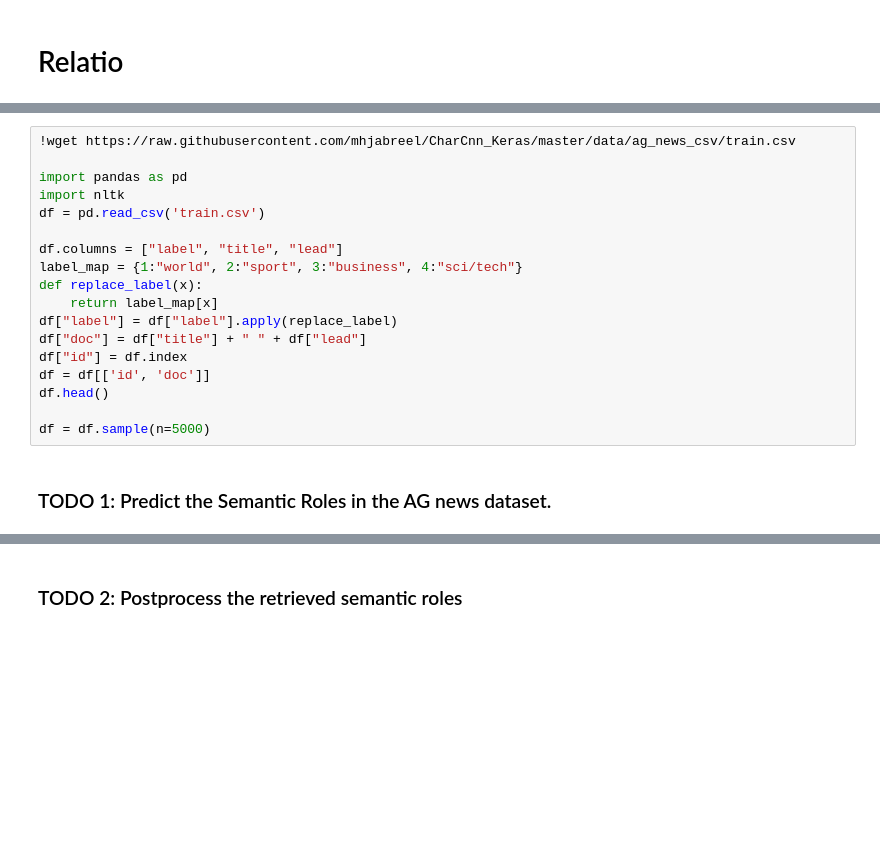
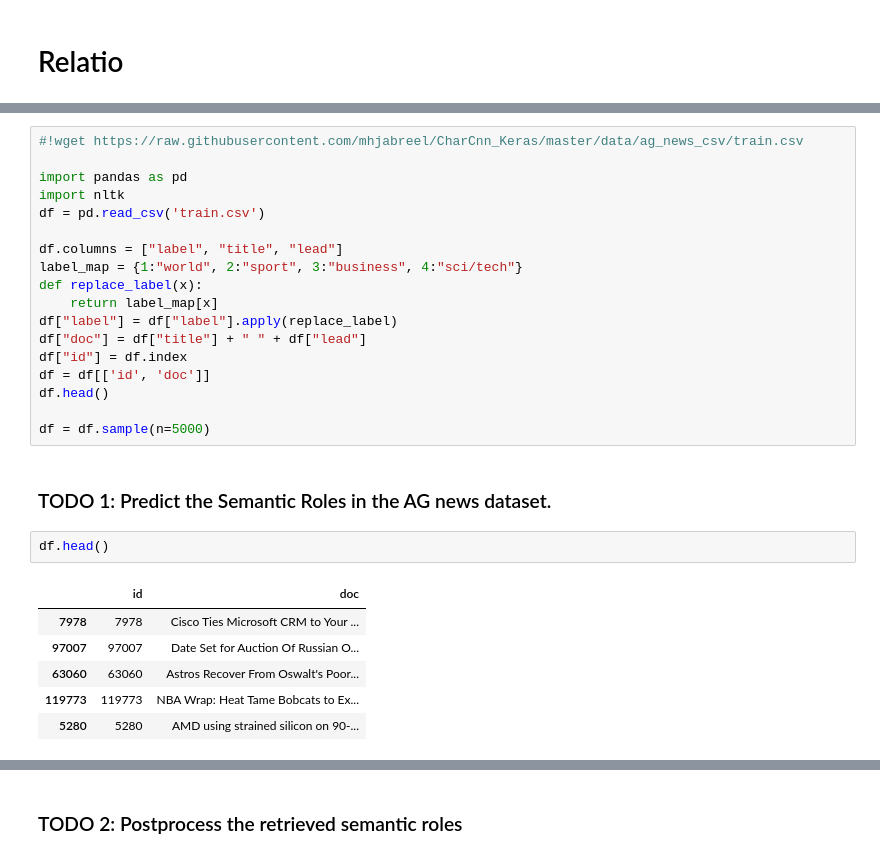
Before and after one commit to mkiefferus/NLP_LSS, a Jupyter notebook: homework/task10/homework_10.ipynb, the cells around one changed output, grey strips where cells are left out. Saved outputs shown, nothing was run; the diff lists cells and outputs as text; blank space fills up the shorter version.

```diff
--- a/homework/task10/homework_10.ipynb
+++ b/homework/task10/homework_10.ipynb
@@ -209,5 +206,5 @@ ModuleNotFoundError: ignored
 # %%
-!wget https://raw.githubusercontent.com/mhjabreel/CharCnn_Keras/master/data/ag_news_csv/train.csv
+#!wget https://raw.githubusercontent.com/mhjabreel/CharCnn_Keras/master/data/ag_news_csv/train.csv
 
 import pandas as pd
 import nltk
@@ -226,6 +223,15 @@ df.head()
 df = df.sample(n=5000)
 # %% [markdown]
 ### TODO 1: Predict the Semantic Roles in the AG news dataset.
+# %%
+df.head()
+# %% [output]
+|  | id | doc |
+| 7978 | 7978 | Cisco Ties Microsoft CRM to Your ... |
+| 97007 | 97007 | Date Set for Auction Of Russian O... |
+| 63060 | 63060 | Astros Recover From Oswalt's Poor... |
+| 119773 | 119773 | NBA Wrap: Heat Tame Bobcats to Ex... |
+| 5280 | 5280 | AMD using strained silicon on 90-... |
 # %%
 from relatio import Preprocessor, SRL, extract_roles
 
```
Also changed, not shown: parts of 9 cells of this notebook.
